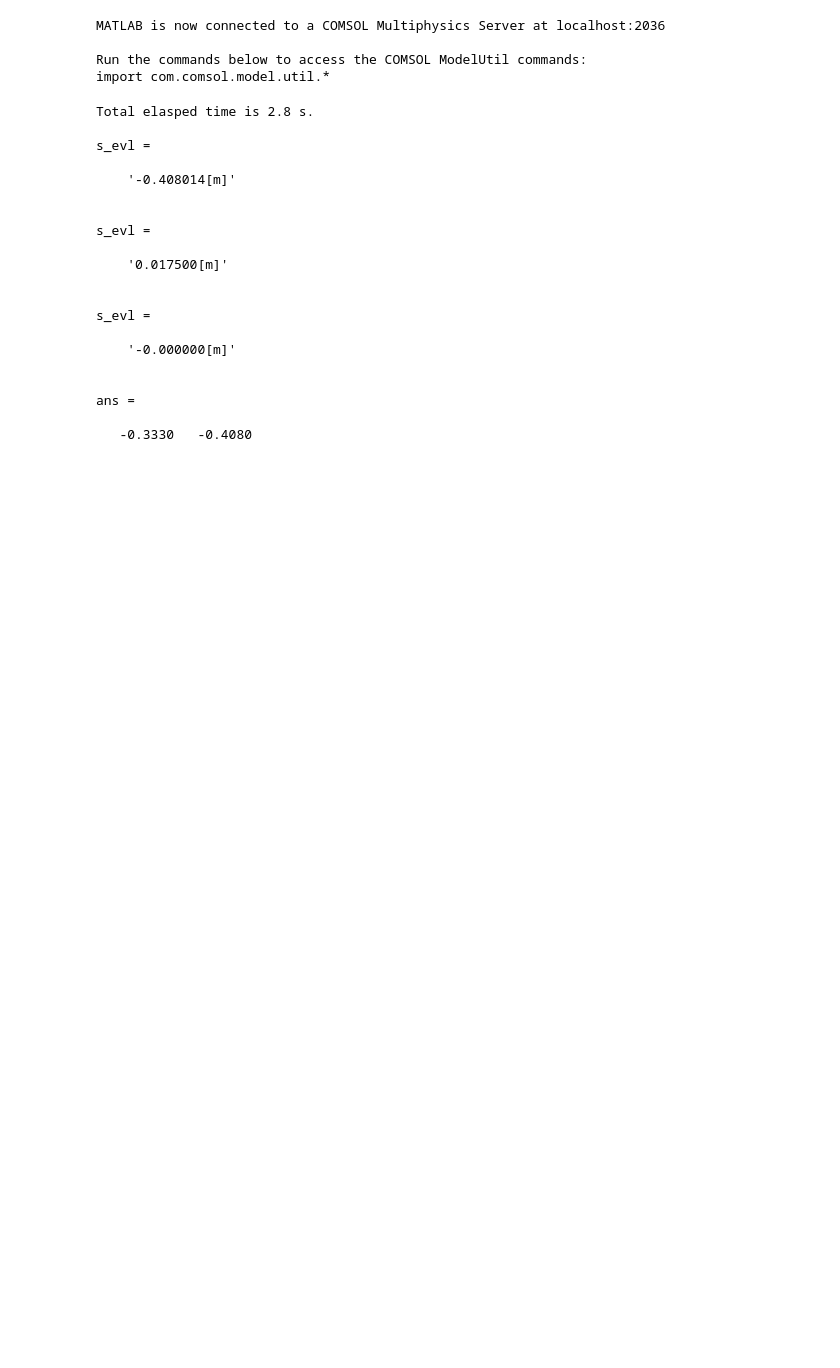
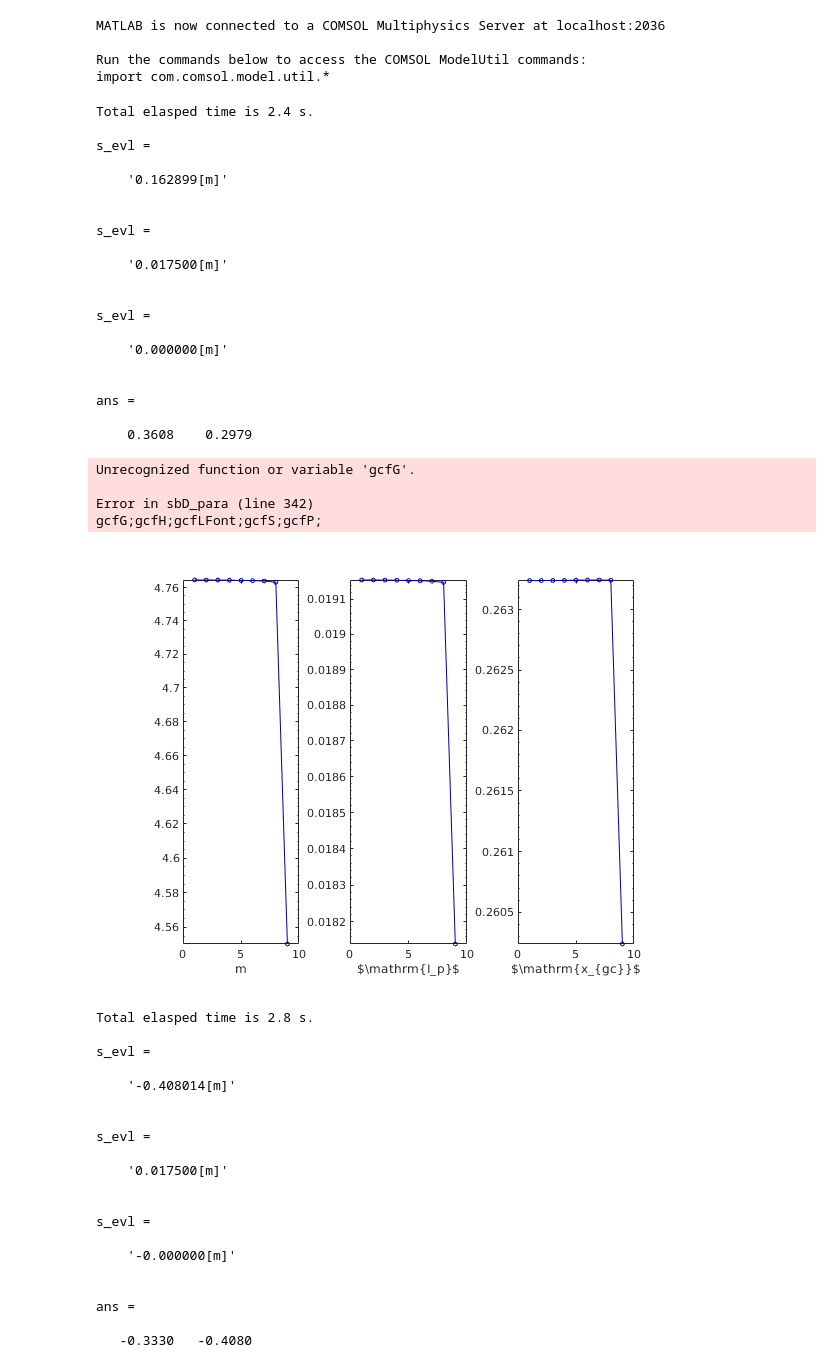
Before and after one commit to seoha0kim/openfoam_seo, a Jupyter notebook: Physical Properties for sbD.ipynb, the cells around one changed output. Drawn from its saved outputs; the diff is of its cells as text; code cells hidden in the pictures; blank space fills up the shorter version.

```diff
--- a/Physical Properties for sbD.ipynb
+++ b/Physical Properties for sbD.ipynb
@@ -25,3 +25,31 @@ MATLAB is now connected to a COMSOL Multiphysics Server at localhost:2036
 
 Run the commands below to access the COMSOL ModelUtil commands:
 import com.comsol.model.util.*
+# %%
+[model,seo] = sbD_para('/home/sbkim/Work/git/openfoam_seo/sbD_H_damper_mass_S.mphbin')
+# %% [output]
+Total elasped time is 2.4 s.
+
+s_evl =
+
+    '0.162899[m]'
+
+
+s_evl =
+
+    '0.017500[m]'
+
+
+s_evl =
+
+    '0.000000[m]'
+
+
+ans =
+
+    0.3608    0.2979
+Unrecognized function or variable 'gcfG'.
+
+Error in sbD_para (line 342)
+gcfG;gcfH;gcfLFont;gcfS;gcfP;
+[figure, added]
```
Also changed, not shown: parts of 3 cells of this notebook, 2 other files.
